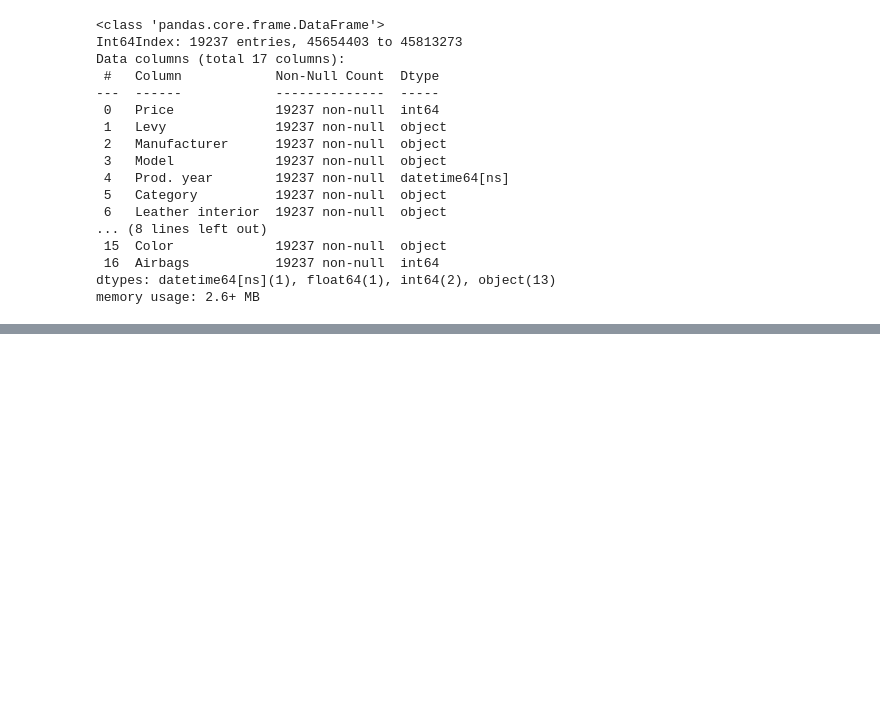
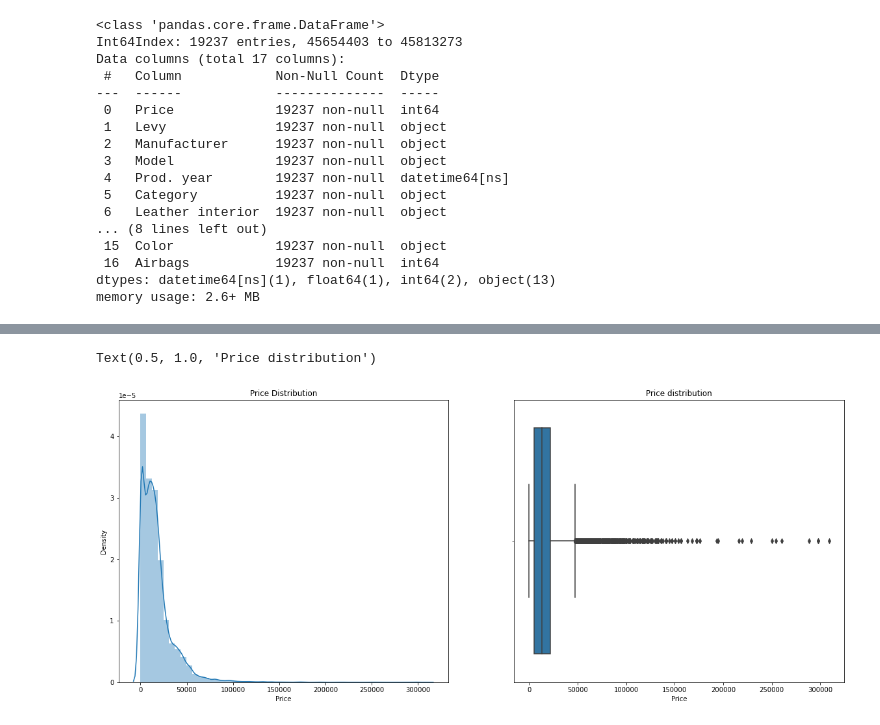
Before and after one commit to Mugangasia/Car-Price-Prediction-Challenge, a Jupyter notebook: car.ipynb, the cells around one changed output, grey strips where cells are left out. Saved outputs shown, nothing was run; the diff lists cells and outputs as text; code cells hidden in the pictures; blank space fills up the shorter version.

```diff
--- a/car.ipynb
+++ b/car.ipynb
@@ -165,0 +178,19 @@ cars
+# %%
+# Dropping more outliers in the price column
+data_dropped =cars[cars['Price']>600000]
+
+cars = cars.drop(data_dropped.index,axis = 0)
+# %%
+# Visualizing the dependent variable distribution
+plt.figure(figsize=(20,8))
+plt.subplot(1,2,1)
+sns.distplot(cars.Price)
+plt.title('Price Distribution')
+
+
+plt.subplot(1,2,2)
+sns.boxplot(cars.Price)
+plt.title('Price distribution')
+# %% [output]
+Text(0.5, 1.0, 'Price distribution')
+[figure, added]
```
Also changed, not shown: parts of 15 cells of this notebook.
